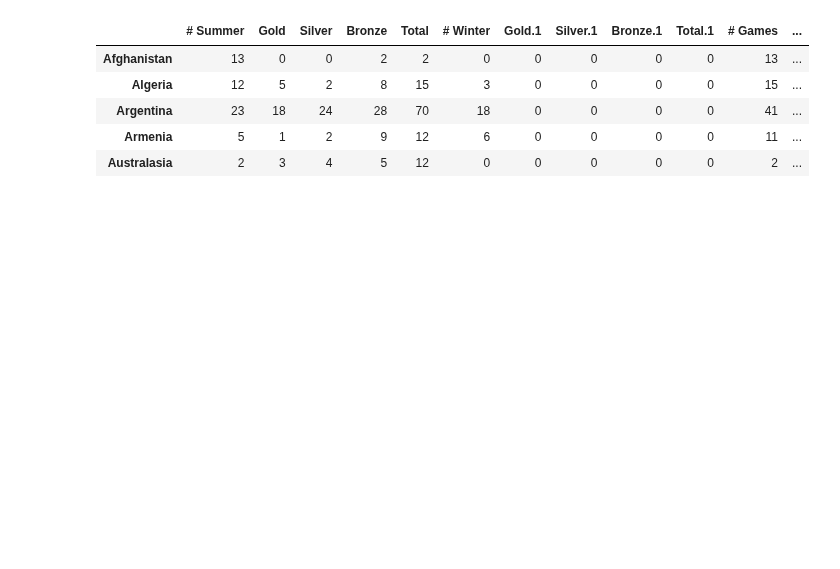
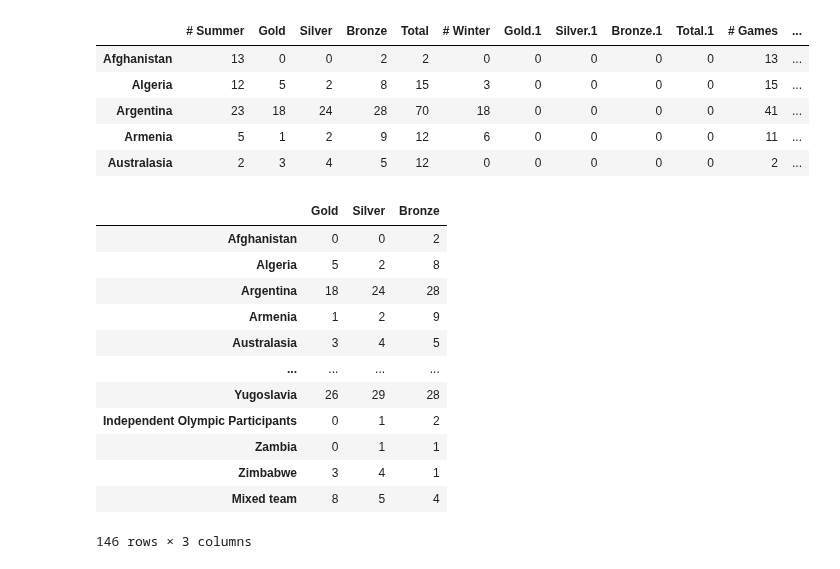
Before and after one commit to gokuljs/Machine-Learning-Andrew-Ng, a Jupyter notebook: introduction to data science in python/assignments/assignment1.ipynb, the cells around one changed output. Cells and saved outputs as stored; diff of their text form; code cells hidden in the pictures; blank space fills up the shorter version.

```diff
--- a/introduction to data science in python/assignments/assignment1.ipynb
+++ b/introduction to data science in python/assignments/assignment1.ipynb
@@ -31,0 +30,16 @@ df=
+# %%
+df[["Gold","Silver","Bronze"]]
+# %% [output]
+|  | Gold | Silver | Bronze |
+| Afghanistan | 0 | 0 | 2 |
+| Algeria | 5 | 2 | 8 |
+| Argentina | 18 | 24 | 28 |
+| Armenia | 1 | 2 | 9 |
+| Australasia | 3 | 4 | 5 |
+| ... | ... | ... | ... |
+| Yugoslavia | 26 | 29 | 28 |
+| Independent Olympic Participants | 0 | 1 | 2 |
+| Zambia | 0 | 1 | 1 |
+| Zimbabwe | 3 | 4 | 1 |
+| Mixed team | 8 | 5 | 4 |
+146 rows × 3 columns
```
Also changed, not shown: parts of 15 cells of this notebook, 1 other file.
